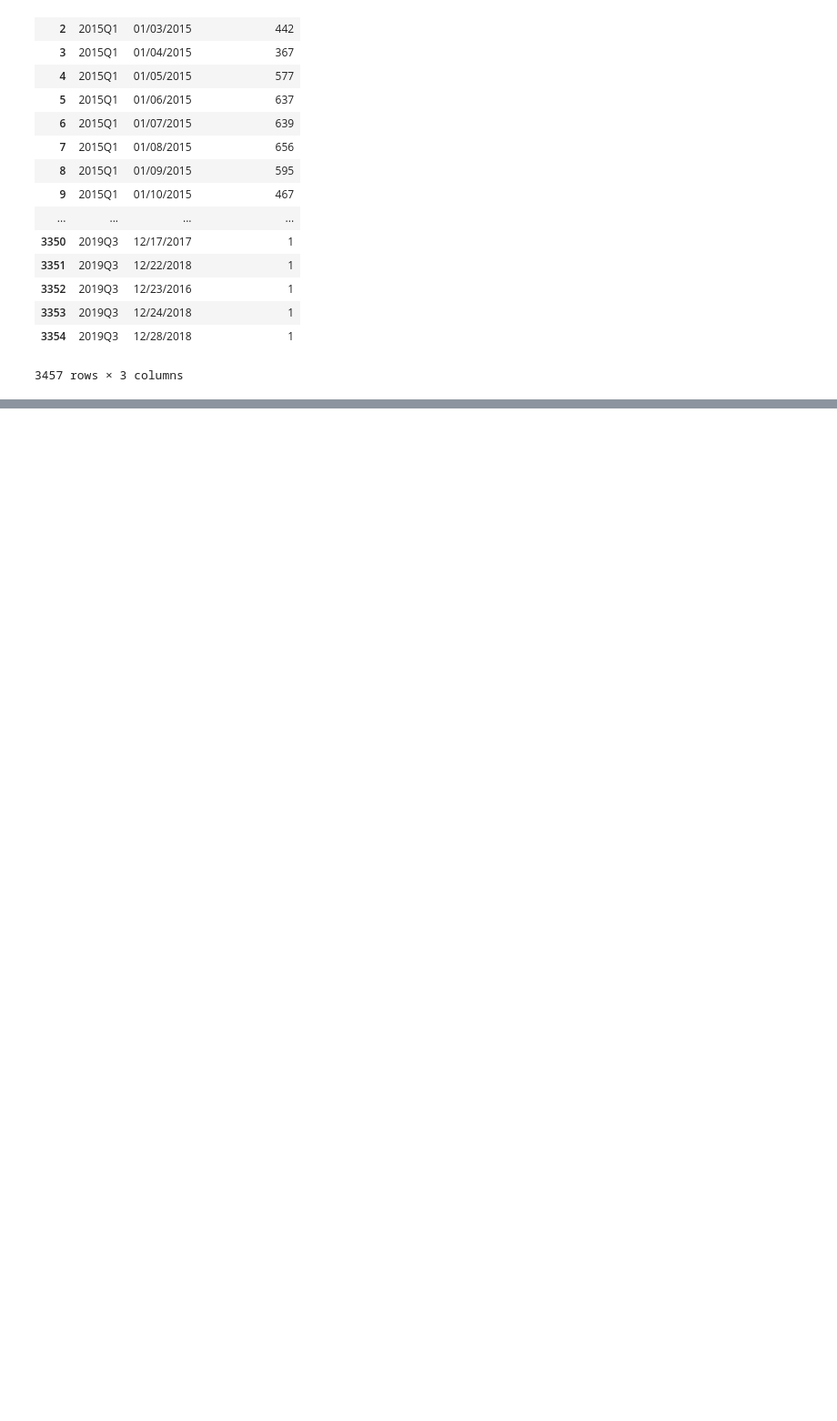
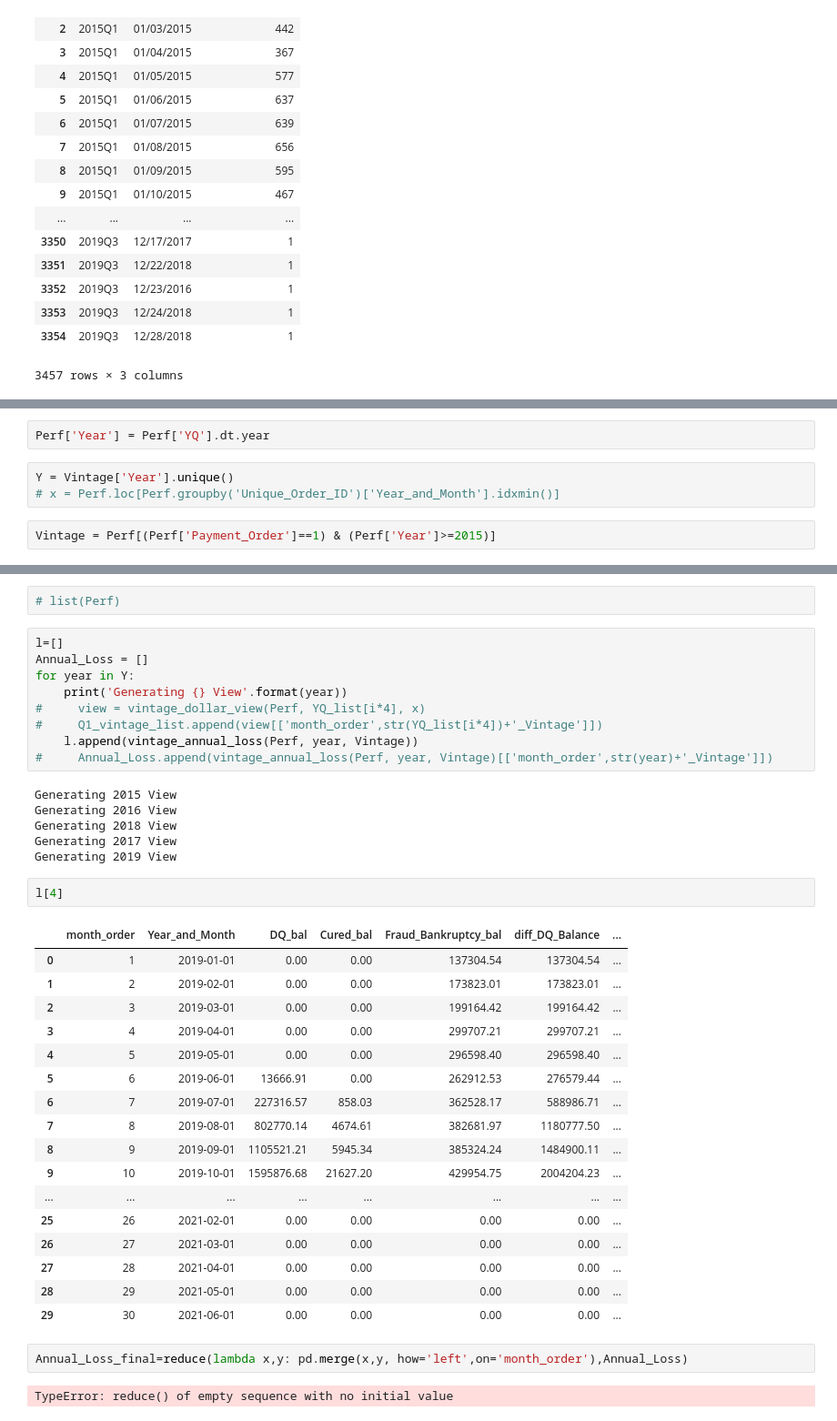
Before and after one commit to XuetingS/PP, a Jupyter notebook: src/12.09.ipynb, the cells around one changed output, grey strips where cells are left out. Shown at 91% size. Saved outputs shown, nothing was run; the diff lists cells and outputs as text; blank space fills up the shorter version.

Commit message:
Annual Loss Rate

```diff
--- a/src/12.09.ipynb
+++ b/src/12.09.ipynb
@@ -576,0 +616,7 @@ Perf[(Perf['Payment_Order'] == 1) & (Perf['YQ'] >= pd.Period('2015Q1'))].groupby
+# %%
+Perf['Year'] = Perf['YQ'].dt.year
+# %%
+Y = Vintage['Year'].unique()
+# x = Perf.loc[Perf.groupby('Unique_Order_ID')['Year_and_Month'].idxmin()]
+# %%
+Vintage = Perf[(Perf['Payment_Order']==1) & (Perf['Year']>=2015)]
@@ -576,0 +669,41 @@ Perf[(Perf['Payment_Order'] == 1) & (Perf['YQ'] >= pd.Period('2015Q1'))].groupby
+# %%
+# list(Perf)
+# %%
+l=[]
+Annual_Loss = []
+for year in Y:
+    print('Generating {} View'.format(year))
+#     view = vintage_dollar_view(Perf, YQ_list[i*4], x)
+#     Q1_vintage_list.append(view[['month_order',str(YQ_list[i*4])+'_Vintage']])
+    l.append(vintage_annual_loss(Perf, year, Vintage))
+#     Annual_Loss.append(vintage_annual_loss(Perf, year, Vintage)[['month_order',str(year)+'_Vintage']])
+# %% [output]
+Generating 2015 View
+Generating 2016 View
+Generating 2018 View
+Generating 2017 View
+Generating 2019 View
+# %%
+l[4]
+# %% [output]
+|  | month_order | Year_and_Month | DQ_bal | Cured_bal | Fraud_Bankruptcy_bal | diff_DQ_Balance | ... |
+| 0 | 1 | 2019-01-01 | 0.00 | 0.00 | 137304.54 | 137304.54 | ... |
+| 1 | 2 | 2019-02-01 | 0.00 | 0.00 | 173823.01 | 173823.01 | ... |
+| 2 | 3 | 2019-03-01 | 0.00 | 0.00 | 199164.42 | 199164.42 | ... |
+| 3 | 4 | 2019-04-01 | 0.00 | 0.00 | 299707.21 | 299707.21 | ... |
+| 4 | 5 | 2019-05-01 | 0.00 | 0.00 | 296598.40 | 296598.40 | ... |
+| 5 | 6 | 2019-06-01 | 13666.91 | 0.00 | 262912.53 | 276579.44 | ... |
+| 6 | 7 | 2019-07-01 | 227316.57 | 858.03 | 362528.17 | 588986.71 | ... |
+| 7 | 8 | 2019-08-01 | 802770.14 | 4674.61 | 382681.97 | 1180777.50 | ... |
+| 8 | 9 | 2019-09-01 | 1105521.21 | 5945.34 | 385324.24 | 1484900.11 | ... |
+| 9 | 10 | 2019-10-01 | 1595876.68 | 21627.20 | 429954.75 | 2004204.23 | ... |
+| ... | ... | ... | ... | ... | ... | ... | ... |
+| 25 | 26 | 2021-02-01 | 0.00 | 0.00 | 0.00 | 0.00 | ... |
+| 26 | 27 | 2021-03-01 | 0.00 | 0.00 | 0.00 | 0.00 | ... |
+| 27 | 28 | 2021-04-01 | 0.00 | 0.00 | 0.00 | 0.00 | ... |
+| 28 | 29 | 2021-05-01 | 0.00 | 0.00 | 0.00 | 0.00 | ... |
+| 29 | 30 | 2021-06-01 | 0.00 | 0.00 | 0.00 | 0.00 | ... |
+# %%
+Annual_Loss_final=reduce(lambda x,y: pd.merge(x,y, how='left',on='month_order'),Annual_Loss)
+# %% [output]
+TypeError: reduce() of empty sequence with no initial value
```
Also changed, not shown: parts of 53 cells of this notebook.
